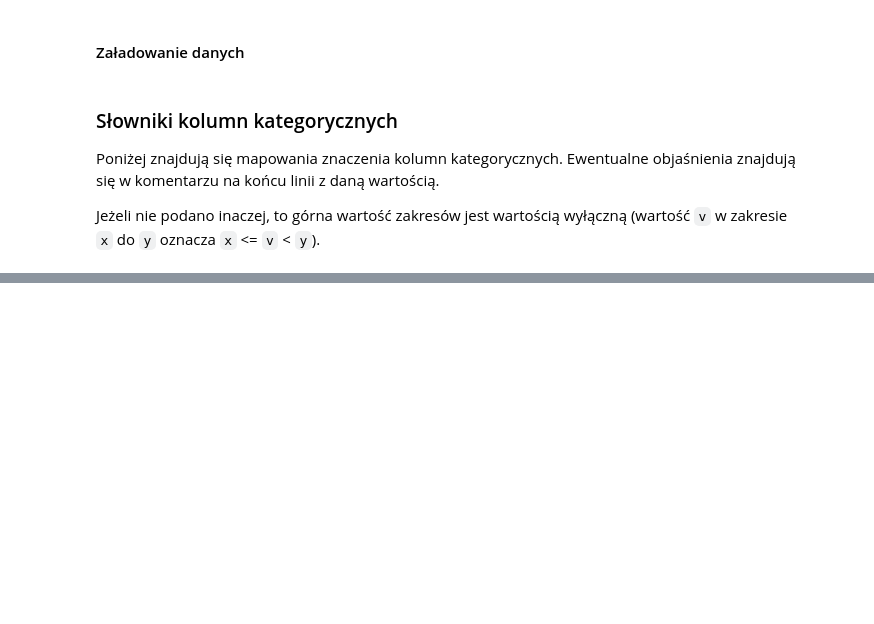
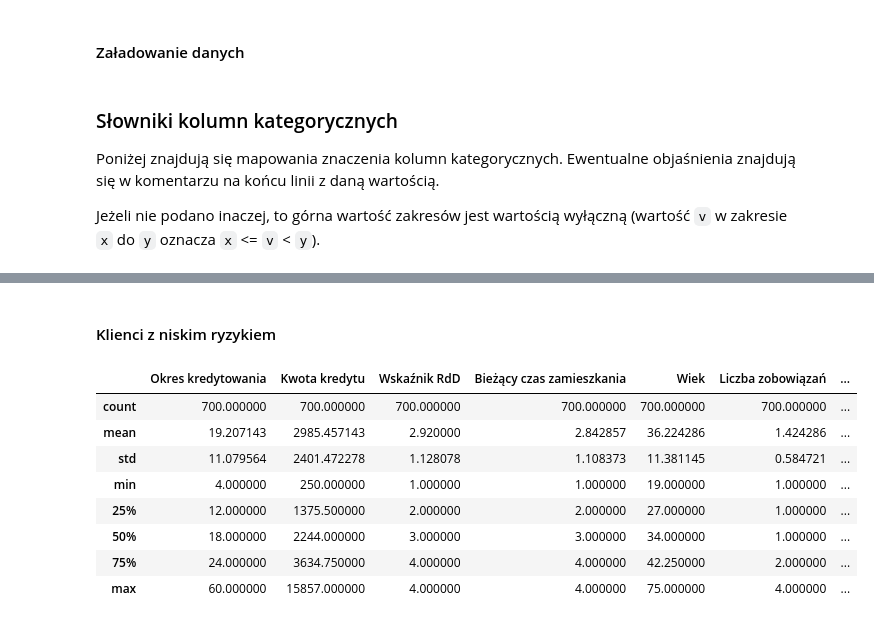
Before and after one commit to ScheiBig/Analiza-Danych, a Jupyter notebook: projekt_241204.ipynb, the cells around one changed output, grey strips where cells are left out. Saved outputs shown, nothing was run; the diff lists cells and outputs as text; code cells hidden in the pictures; blank space fills up the shorter version.

```diff
--- a/projekt_241204.ipynb
+++ b/projekt_241204.ipynb
@@ -186,0 +216,14 @@ data["Ocena ryzyka"] = data["Ocena ryzyka"].map({
+# %% [markdown]
+#### Klienci z niskim ryzykiem
+# %%
+data[data["Ocena ryzyka"] == "Niskie ryzyko / dobry klient"].select_dtypes("int").describe()
+# %% [output]
+|  | Okres kredytowania | Kwota kredytu | Wskaźnik RdD | Bieżący czas zamieszkania | Wiek | Liczba zobowiązań | ... |
+| count | 700.000000 | 700.000000 | 700.000000 | 700.000000 | 700.000000 | 700.000000 | ... |
+| mean | 19.207143 | 2985.457143 | 2.920000 | 2.842857 | 36.224286 | 1.424286 | ... |
+| std | 11.079564 | 2401.472278 | 1.128078 | 1.108373 | 11.381145 | 0.584721 | ... |
+| min | 4.000000 | 250.000000 | 1.000000 | 1.000000 | 19.000000 | 1.000000 | ... |
+| 25% | 12.000000 | 1375.500000 | 2.000000 | 2.000000 | 27.000000 | 1.000000 | ... |
+| 50% | 18.000000 | 2244.000000 | 3.000000 | 3.000000 | 34.000000 | 1.000000 | ... |
+| 75% | 24.000000 | 3634.750000 | 4.000000 | 4.000000 | 42.250000 | 2.000000 | ... |
+| max | 60.000000 | 15857.000000 | 4.000000 | 4.000000 | 75.000000 | 4.000000 | ... |
```
Also changed, not shown: parts of 31 cells of this notebook.
